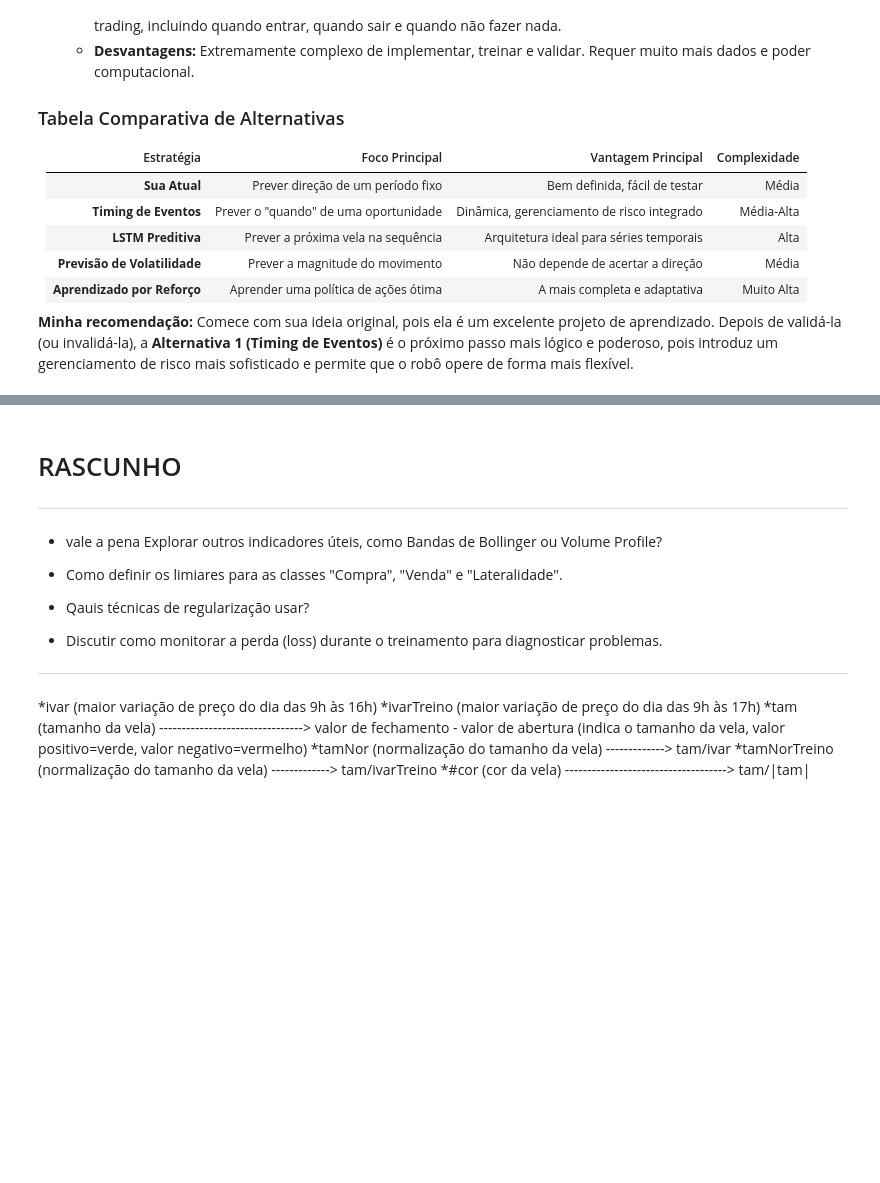
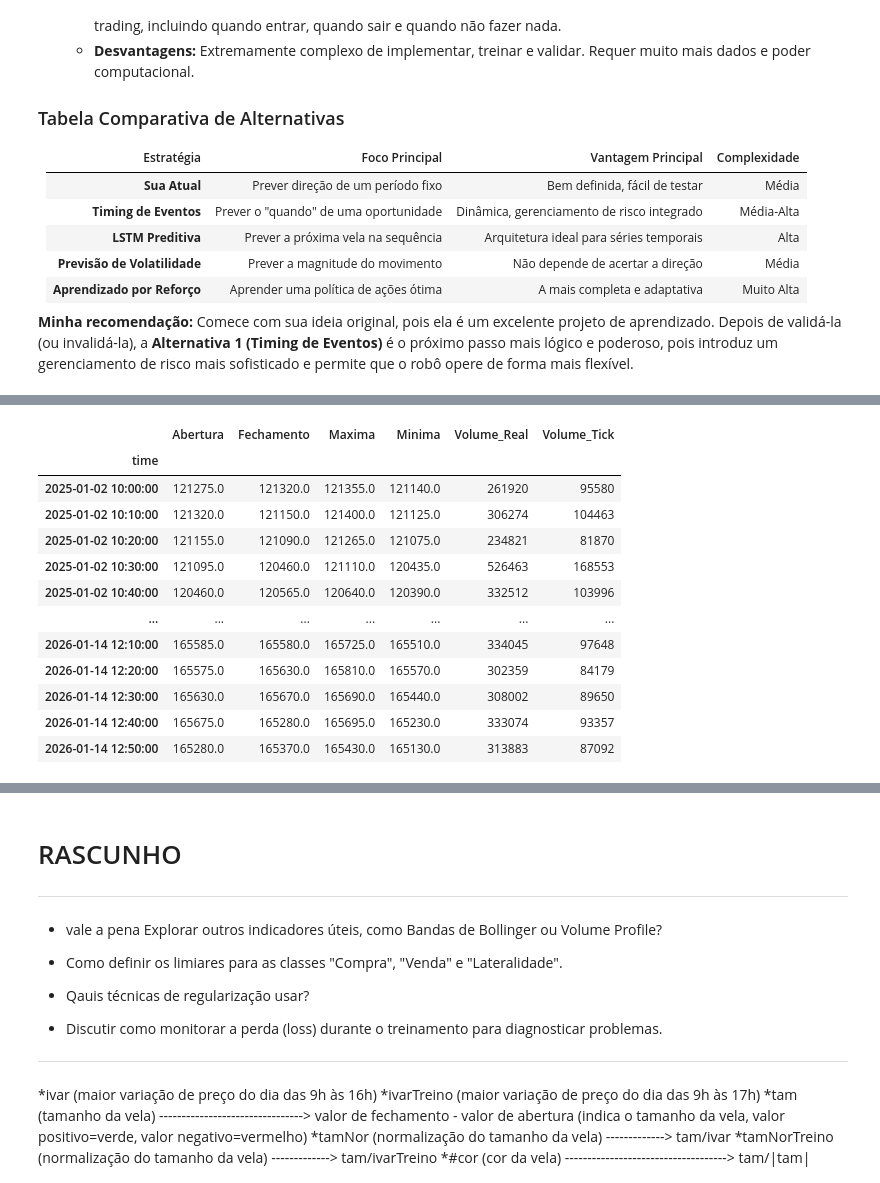
Before and after one commit to marcospontoexe/IA, a Jupyter notebook: predição do mini índice/Untitled.ipynb, the cells around one changed output, grey strips where cells are left out. Saved outputs shown, nothing was run; the diff lists cells and outputs as text; code cells hidden in the pictures; blank space fills up the shorter version.

```diff
--- a/predição do mini índice/Untitled.ipynb
+++ b/predição do mini índice/Untitled.ipynb
@@ -1723,0 +1001,69 @@ Candles após filtro (10h-12h50 UTC, dias úteis): 5740
+# %%
+import MetaTrader5 as mt5
+import pandas as pd
+from datetime import datetime
+import pytz
+
+# --- CONFIGURAÇÕES ---
+simbolo = "WIN$N"
+timeframe = mt5.TIMEFRAME_M10
+data_inicio_str = "01/01/2025"  # <--- DEFINA A DATA INICIAL (dia/mes/ano)
+data_fim_str = "15/01/2026"
+#data_fim = datetime.now()        # Data atual
+
+# 1. Converter a data para o formato que o MT5 entende
+d, m, y = map(int, data_inicio_str.split('/'))
+data_inicio = datetime(y, m, d, hour=0, minute=0)
+d, m, y = map(int, data_fim_str.split('/'))
+data_fim = datetime(y, m, d, hour=0, minute=0)
+
+# 2. Conectar ao MetaTrader 5
+if not mt5.initialize():
+    print("Falha ao inicializar MT5")
+    quit()
+
+# 3. Coletar os dados no intervalo de datas
+print(f"Coletando dados de {data_inicio_str} até hoje...")
+rates = mt5.copy_rates_range(simbolo, timeframe, data_inicio, data_fim)
+
+# Encerrar conexão com o terminal
+mt5.shutdown()
+
+if rates is None or len(rates) == 0:
+    print("Nenhum dado encontrado para o período especificado.")
+else:
+    # 4. Transformar em DataFrame
+    df = pd.DataFrame(rates)
+
+    # 5. Tratamento de Tempo e Datas
+    df['time'] = pd.to_datetime(df['time'], unit='s')
+    df.set_index('time', inplace=True)
+
+    # 6. Filtrar o horário (das 10:00 às 12:50)
+    # O between_time filtra esse intervalo para TODOS os dias do período
+    df_filtrado = df.between_time('10:00', '12:50').copy()
+
+    # 7. Selecionar e renomear colunas
+    df_filtrado = df_filtrado[['open', 'close', 'high', 'low', 'real_volume', 'tick_volume']]
+    df_filtrado.columns = [
+        'Abertura',
+        'Fechamento',
+        'Maxima',
+        'Minima',
+        'Volume_Real',
+        'Volume_Tick'
+    ]
+
+    # 8. Salvar em CSV
+    data_formatada = data_inicio_str.replace('/', '-')
+    hoje_formatado = data_fim.strftime("%Y-%m-%d")
+    nome_arquivo = f"WIN_10min_desde_{data_formatada}_ate_{hoje_formatado}.csv"
+
+    df_filtrado.to_csv(nome_arquivo, sep=';', encoding='utf-8')
+
+    print(f"Arquivo '{nome_arquivo}' gerado com sucesso!")
+    print(f"Total de linhas (candles): {len(df_filtrado)}")
+
+    # Exibir as primeiras e últimas linhas no Jupyter
+    display(df_filtrado)
+# %% [output]
@@ -1723,0 +1073,13 @@ Candles após filtro (10h-12h50 UTC, dias úteis): 5740
+|  | Abertura | Fechamento | Maxima | Minima | Volume_Real | Volume_Tick |
+| time |  |  |  |  |  |  |
+| 2025-01-02 10:00:00 | 121275.0 | 121320.0 | 121355.0 | 121140.0 | 261920 | 95580 |
+| 2025-01-02 10:10:00 | 121320.0 | 121150.0 | 121400.0 | 121125.0 | 306274 | 104463 |
+| 2025-01-02 10:20:00 | 121155.0 | 121090.0 | 121265.0 | 121075.0 | 234821 | 81870 |
+| 2025-01-02 10:30:00 | 121095.0 | 120460.0 | 121110.0 | 120435.0 | 526463 | 168553 |
+| 2025-01-02 10:40:00 | 120460.0 | 120565.0 | 120640.0 | 120390.0 | 332512 | 103996 |
+| ... | ... | ... | ... | ... | ... | ... |
+| 2026-01-14 12:10:00 | 165585.0 | 165580.0 | 165725.0 | 165510.0 | 334045 | 97648 |
+| 2026-01-14 12:20:00 | 165575.0 | 165630.0 | 165810.0 | 165570.0 | 302359 | 84179 |
+| 2026-01-14 12:30:00 | 165630.0 | 165670.0 | 165690.0 | 165440.0 | 308002 | 89650 |
+| 2026-01-14 12:40:00 | 165675.0 | 165280.0 | 165695.0 | 165230.0 | 333074 | 93357 |
+| 2026-01-14 12:50:00 | 165280.0 | 165370.0 | 165430.0 | 165130.0 | 313883 | 87092 |
```
Also changed, not shown: parts of 11 cells of this notebook, 51 other files.
